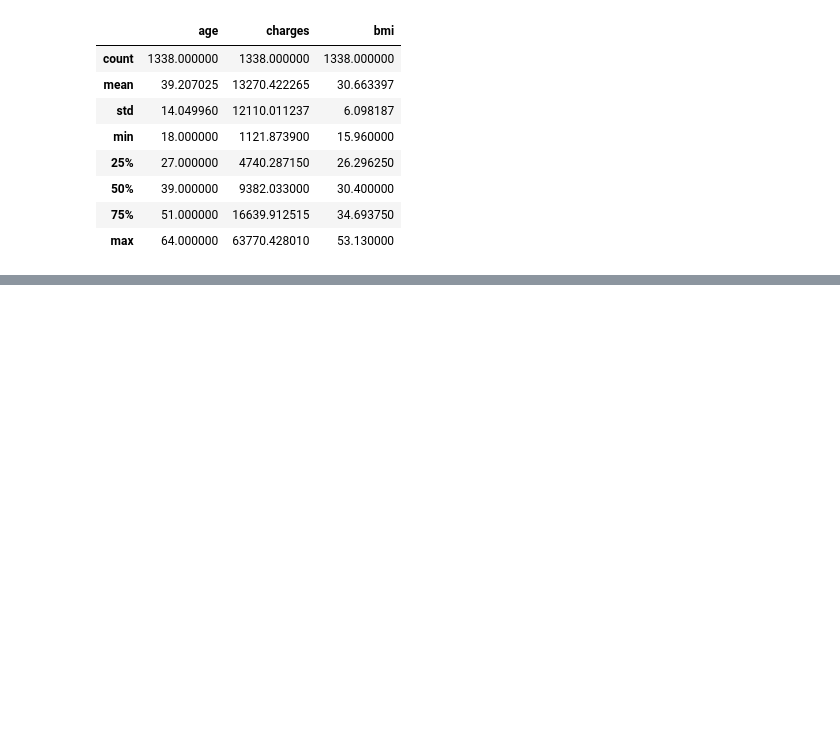
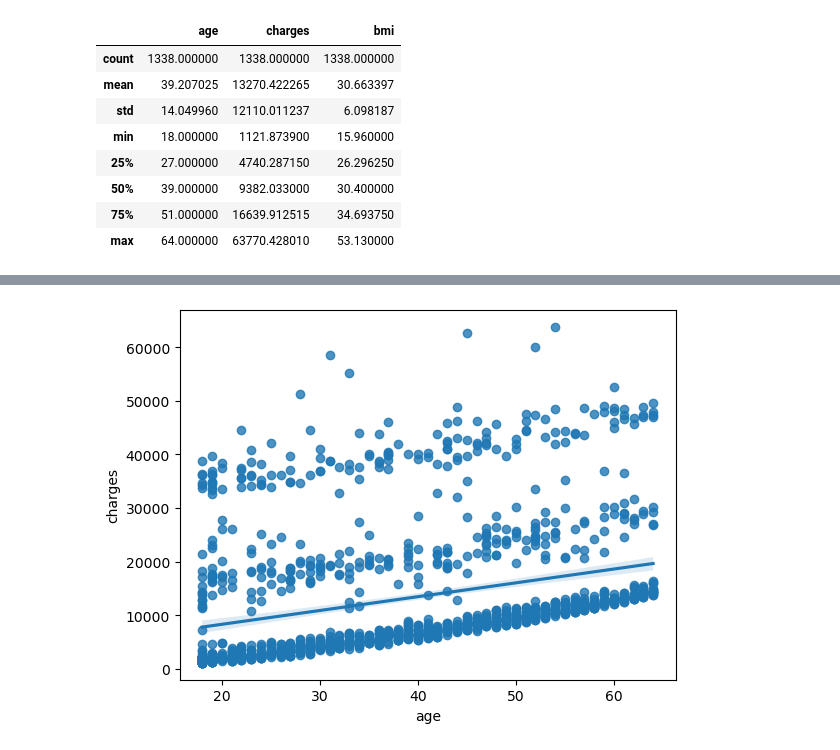
Before and after one commit to RomanRosa/medical_insurance_premium_prediction, a Jupyter notebook: medical_insurance_prediction.ipynb, the cells around one changed output, grey strips where cells are left out. Cells and saved outputs as stored; diff of their text form; code cells hidden in the pictures; blank space fills up the shorter version.

```diff
--- a/medical_insurance_prediction.ipynb
+++ b/medical_insurance_prediction.ipynb
@@ -259,0 +279,5 @@ insurance_df_.describe()
+# %%
+sns.regplot(x = 'age', y = 'charges', data = insurance_df)
+plt.show()
+# %% [output]
+[figure, added]
```
Also changed, not shown: parts of 12 cells of this notebook.
